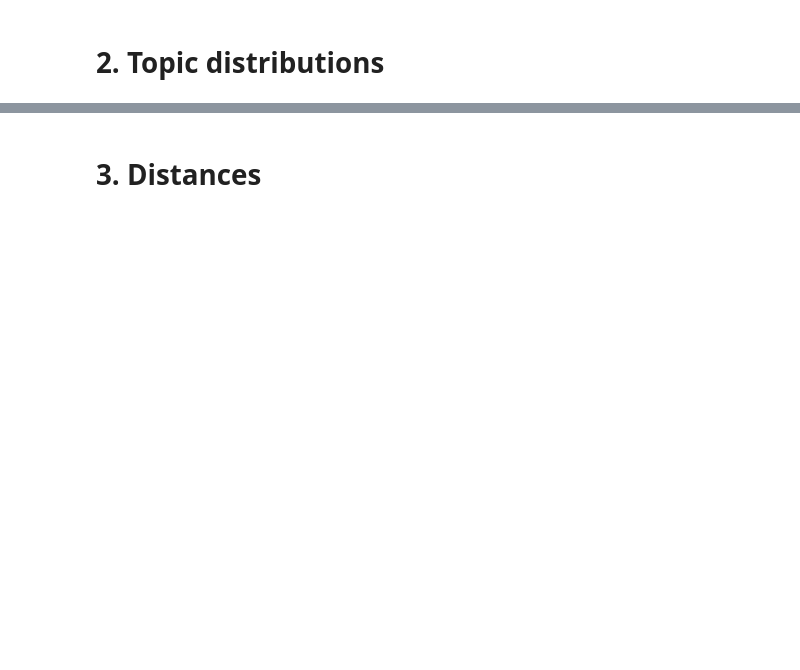
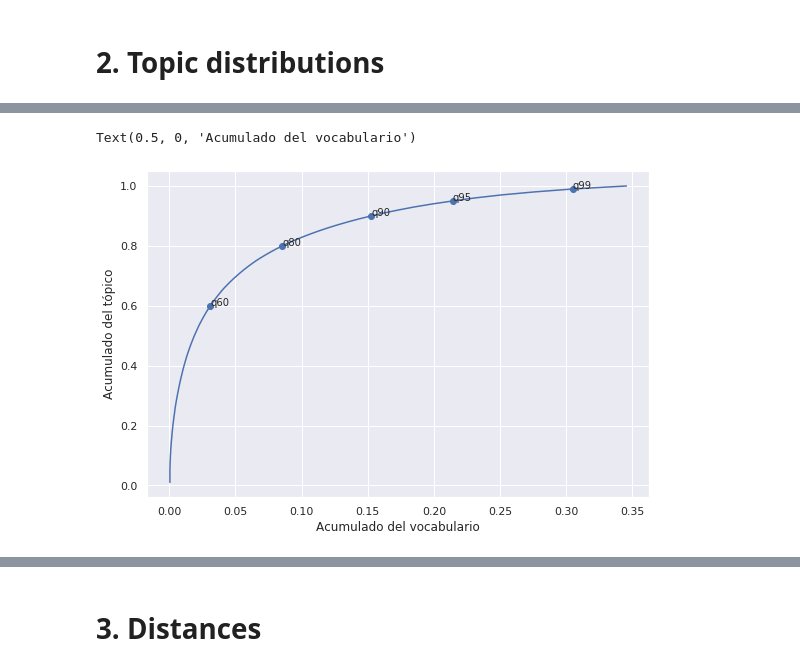
Before and after one commit to dgarridoa/tesis, a Jupyter notebook: dhdp/wmd_analysis.ipynb, the cells around one changed output, grey strips where cells are left out. Saved outputs shown, nothing was run; the diff lists cells and outputs as text; code cells hidden in the pictures; blank space fills up the shorter version.

```diff
--- a/dhdp/wmd_analysis.ipynb
+++ b/dhdp/wmd_analysis.ipynb
@@ -1,16 +1,18 @@
 # %%
 import os
 import json
+import logging
 import numpy as np
 import pandas as pd
 import matplotlib.pyplot as plt
-import logging
+import seaborn as sns
 from time import time
 from sklearn.metrics import pairwise_distances
 from pyemd import emd
 from gensim.corpora import Dictionary
 from gensim.corpora.bleicorpus import BleiCorpus
 from gensim.models.fasttext import load_facebook_vectors
+sns.set()
 # %%
 # get logger
 logging.basicConfig(level = os.environ.get("LOGLEVEL", "INFO"))
@@ -145,3 +86,37 @@ def get_quantile(array, q):
         quantile = 1
 
     return quantile
+
+
+def get_mean_cum_dist(data):
+    """
+    Get %vocab used to satisfy certain level of cum dist
+    """
+    quantiles=np.arange(0.01,1+0.01, 0.01)
+    slices = list(data.keys())
+    vocab_cum_dist = []
+    for slice in slices:
+        topics = data[slice]["topics_dists"]
+        K, V = topics.shape
+        for k in range(K):
+            cum_dist = np.array([get_quantile(topics[k], q) for q in  quantiles])/V
+            vocab_cum_dist.append(cum_dist)
+    vocab_cum_dist = np.array(vocab_cum_dist).mean(axis=0)
+
+    return vocab_cum_dist
+
+def cum_dist_plot(cum_dist, figsize=(9,6)):
+    quantiles=np.arange(0.01,1+0.01, 0.01)
+    q_indexs = [0.6, 0.8, 0.9, 0.95, 0.99]
+    labels = [f"q{int(100*q)}" for q in q_indexs]
+    q_values = [cum_dist[int(100*q)-1] for q in q_indexs]
+
+    #plot cdf
+    fig, ax = plt.subplots(figsize=figsize)
+    ax.plot(cum_dist,  quantiles)
+
+    #plot quantiles
+    ax.scatter(q_values, q_indexs)
+    for i, label in enumerate(labels):
+        ax.annotate(label, (q_values[i], q_indexs[i]))
+    return ax
@@ -148,3 +146,11 @@ def get_quantile(array, q):
+# %%
+#topics_cum_dist = get_mean_cum_dist(data)
+ax = cum_dist_plot(topics_cum_dist)
+ax.set_xlabel("Acumulado del vocabulario")
+ax.set_ylabel("Acumulado del tópico")
+# %% [output]
+Text(0.5, 0, 'Acumulado del vocabulario')
+[figure, added]
 # %%
 q95_list = []
 for slice in slices:
```
Also changed, not shown: parts of 13 cells of this notebook, 8 other files.
